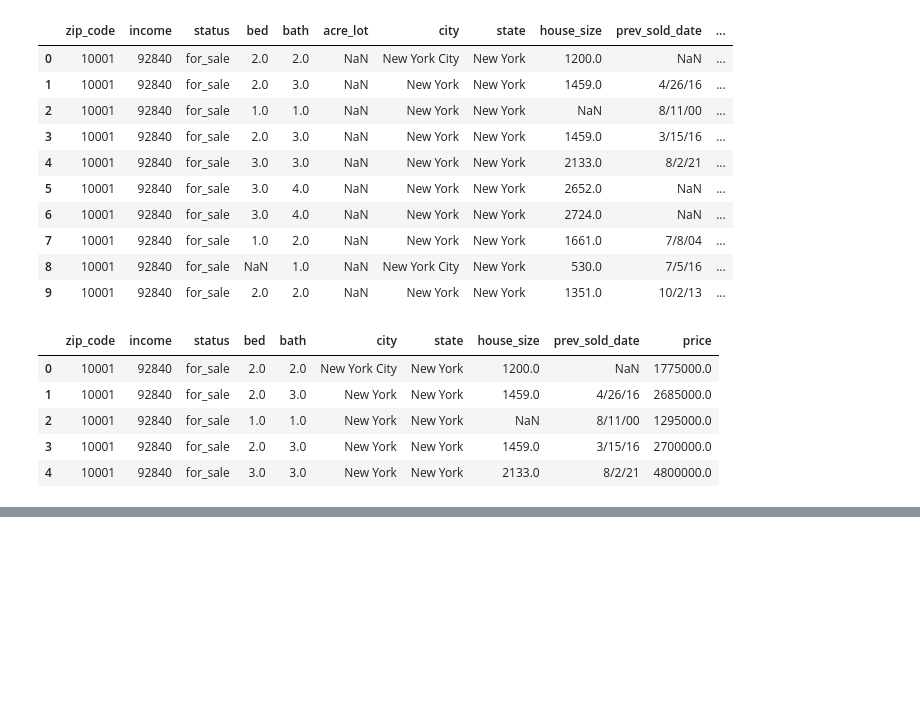
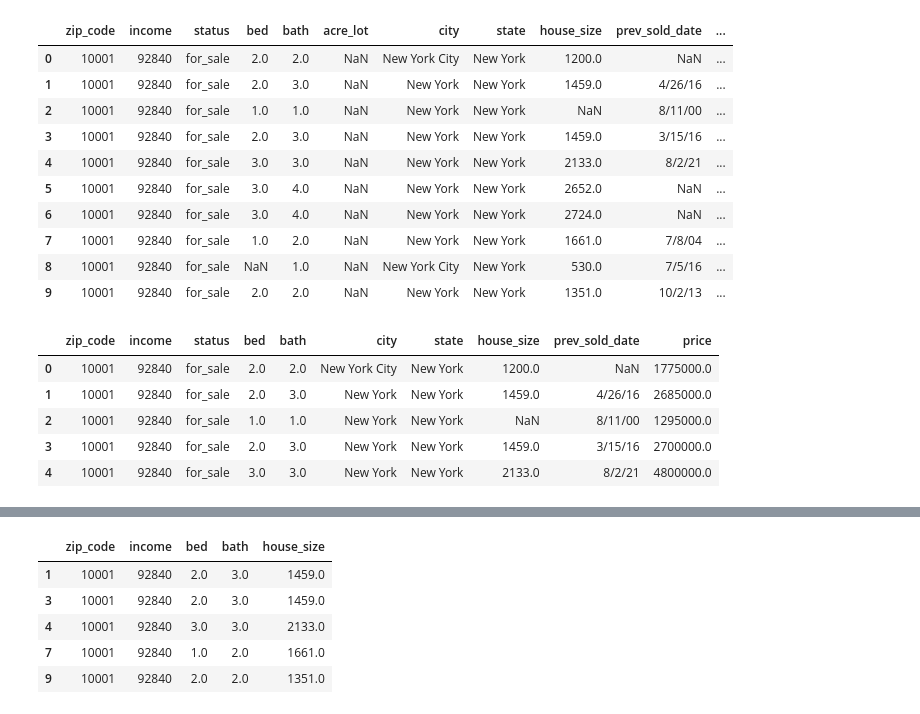
Before and after one commit to RE-Price-Predictor/ml-predictor, a Jupyter notebook: RE-Price-Predictor.ipynb, the cells around one changed output, grey strips where cells are left out. Saved outputs shown, nothing was run; the diff lists cells and outputs as text; code cells hidden in the pictures; blank space fills up the shorter version.

```diff
--- a/RE-Price-Predictor.ipynb
+++ b/RE-Price-Predictor.ipynb
@@ -78,5 +101,25 @@ display(df_realtor.head())
+# %%
+# Creating linear regression model based on the original data that excludes Median Household income by Zip Coded
+# Separate the data into labels and features
+
+# Separate the y variable, the labels
+y = clean_df["price"]
+
+# Separate the X variable, the features
+
+X = clean_df.drop(columns="price")
+#X = X.drop(columns="income")
+X = X.drop(columns="status")
+X = X.drop(columns="city")
+X = X.drop(columns="state")
+X = X.drop(columns="prev_sold_date")
 # %%
-# join the realtor data with Cali incomes by zip based on zip code
-
-joined_data_rows = pd.concat([df_realtor,df_cali_incomes], axis="rows", join="inner")
-joined_data_rows
+# Check X table
+X.head()
+# %% [output]
+|  | zip_code | income | bed | bath | house_size |
+| 1 | 10001 | 92840 | 2.0 | 3.0 | 1459.0 |
+| 3 | 10001 | 92840 | 2.0 | 3.0 | 1459.0 |
+| 4 | 10001 | 92840 | 3.0 | 3.0 | 2133.0 |
+| 7 | 10001 | 92840 | 1.0 | 2.0 | 1661.0 |
+| 9 | 10001 | 92840 | 2.0 | 2.0 | 1351.0 |
```
Also changed, not shown: parts of 12 cells of this notebook, 1 other file.
